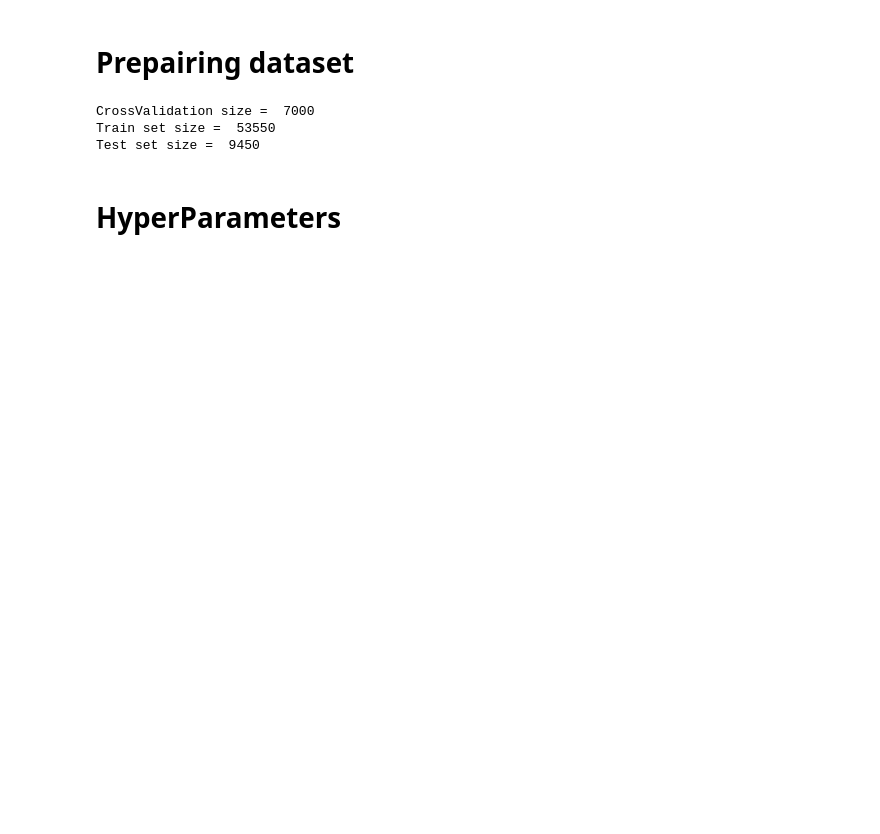
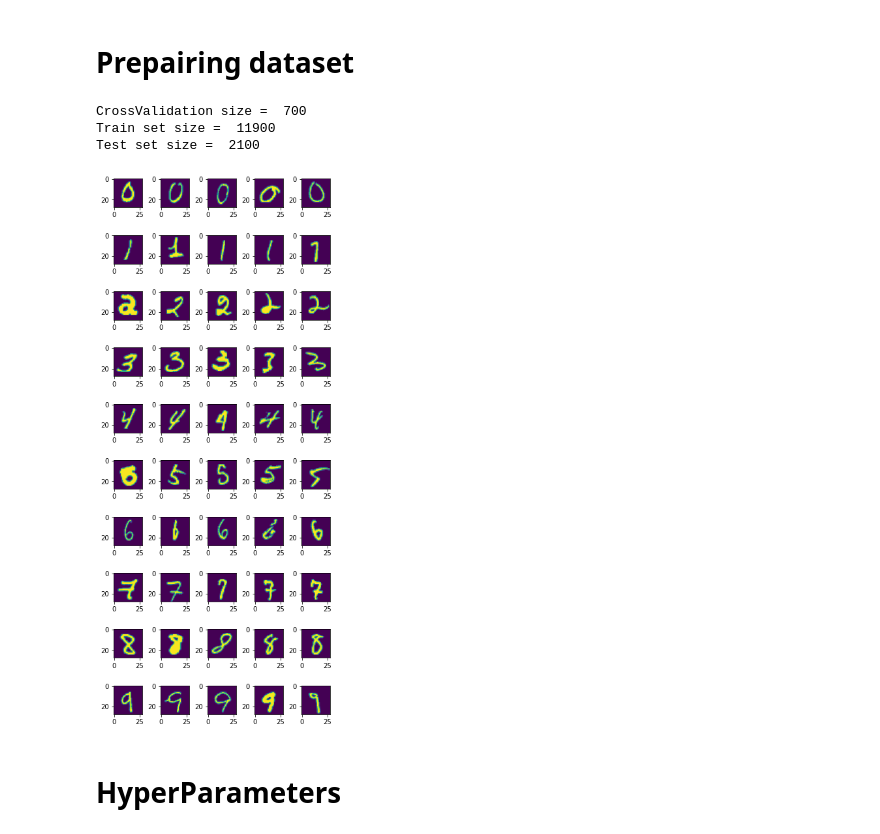
Before and after one commit to pishchev/MachineLearning, a Jupyter notebook: Classificators/clsf.ipynb, the cells around one changed output. Drawn from its saved outputs; the diff is of its cells as text; code cells hidden in the pictures; blank space fills up the shorter version.

```diff
--- a/Classificators/clsf.ipynb
+++ b/Classificators/clsf.ipynb
@@ -15,7 +15,7 @@ X, y = fetch_openml("mnist_784", version=1, return_X_y=True, as_frame=False)
 # %% [markdown]
 # Prepairing dataset
 # %%
-X_TRAIN, X_TEST, Y_TRAIN, Y_TEST = train_test_split( X, y, test_size=0.9, train_size=0.1)
+X_TRAIN, X_TEST, Y_TRAIN, Y_TEST = train_test_split( X, y, test_size=0.2, train_size=0.01)
 x_train, x_test, y_train, y_test = train_test_split( X_TEST, Y_TEST, test_size=0.15)
 x_train_crossval, y_train_crossval = X_TRAIN, Y_TRAIN
 
@@ -24,7 +24,23 @@ print('CrossValidation size = ', x_train_crossval.shape[0])
 print('Train set size = ', x_train.shape[0])
 print('Test set size = ', x_test.shape[0])
 # %% [output]
-CrossValidation size =  7000
-Train set size =  53550
-Test set size =  9450
+CrossValidation size =  700
+Train set size =  11900
+Test set size =  2100
+# %%
+def drawSupportVectors(model, num_samples=5, imSize=28):
+    examples = np.zeros((num_samples * 10, imSize*imSize))
+    for i in range(10):
+        examples[i*num_samples:i*num_samples+num_samples] = model.support_vectors_[ np.sum(model.n_support_[:i]) : np.sum(model.n_support_[:i]) + num_samples ]
+
+    fig, axes = plt.subplots(10, num_samples, figsize=(5, 12), constrained_layout=True)
+
+    for ax, img in zip(axes.flat, examples):
+        ax.imshow(img.reshape(imSize, imSize))
+
+    plt.show()
+
+drawSupportVectors(svm_model)
+# %% [output]
+[figure, added]
 # %%
```
Also changed, not shown: parts of 3 cells of this notebook, 1 other file.
